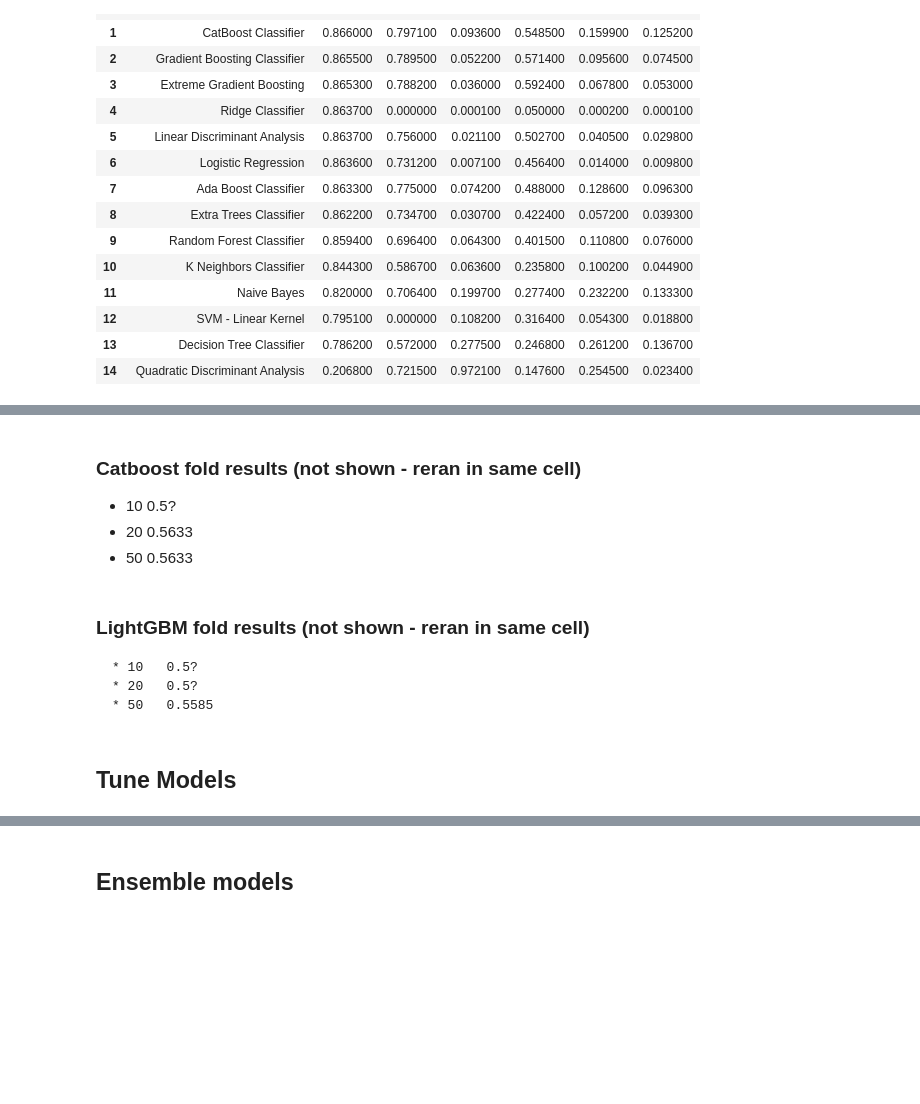
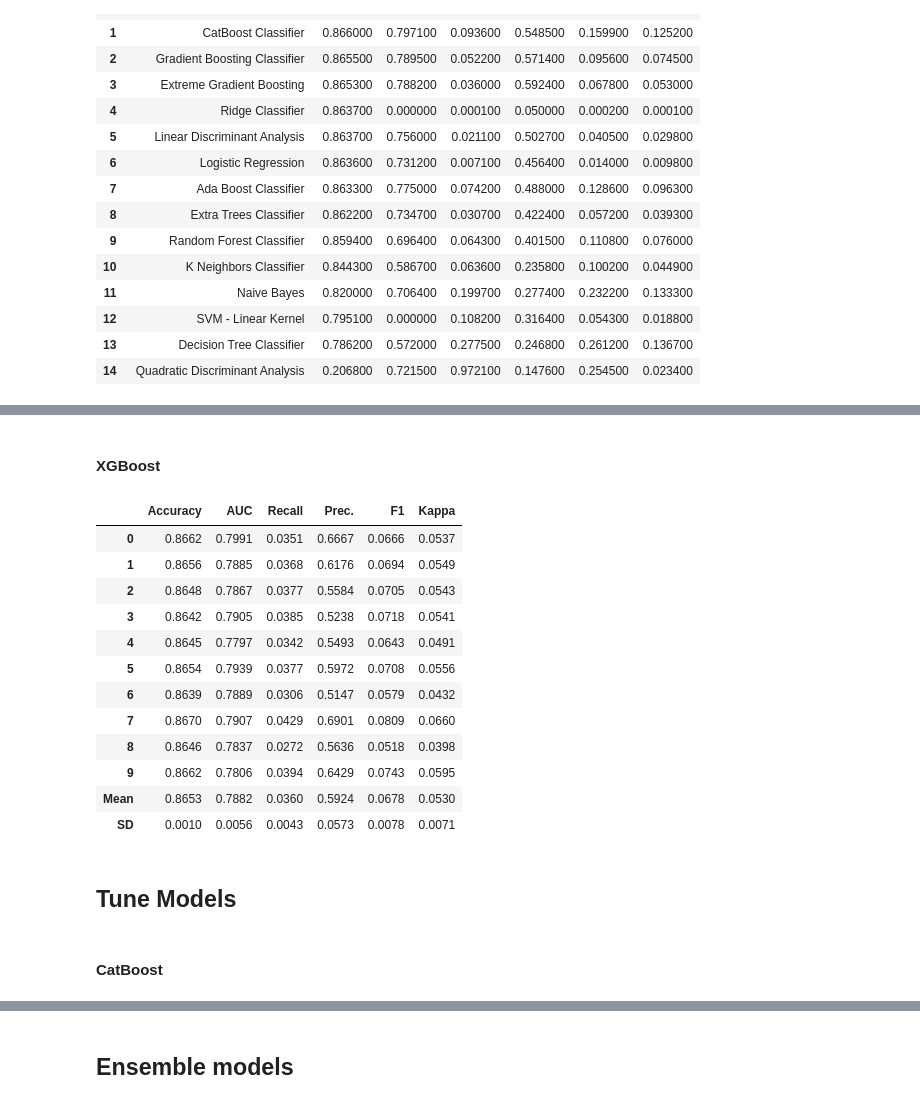
Before and after one commit to bigtoga/Project3, a Jupyter notebook: Kip/ML Foreclosure or Not EPOCH 2.ipynb, the cells around one changed output, grey strips where cells are left out. Saved outputs shown, nothing was run; the diff lists cells and outputs as text; code cells hidden in the pictures; blank space fills up the shorter version.

```diff
--- a/Kip/ML Foreclosure or Not EPOCH 2.ipynb
+++ b/Kip/ML Foreclosure or Not EPOCH 2.ipynb
@@ -254,5 +310,0 @@ catboost =create_model('catboost', fold = 50)
-# %% [markdown]
-### Catboost fold results (not shown - reran in same cell)
-* 10   0.5?
-* 20   0.5633
-* 50   0.5633
@@ -261,11 +311,24 @@ lightgbm = create_model('lightgbm', fold=50)
-# %% [markdown]
-### LightGBM fold results (not shown - reran in same cell)
-    * 10   0.5?
-    * 20   0.5?
-    * 50   0.5585
+# %% [markdown]
+#### XGBoost
 # %%
-xgboost = create_model('xgboost', fold = 50)
+xgboost = create_model('xgboost', fold = 10)
+# %% [output]
+|  | Accuracy | AUC | Recall | Prec. | F1 | Kappa |
+| 0 | 0.8662 | 0.7991 | 0.0351 | 0.6667 | 0.0666 | 0.0537 |
+| 1 | 0.8656 | 0.7885 | 0.0368 | 0.6176 | 0.0694 | 0.0549 |
+| 2 | 0.8648 | 0.7867 | 0.0377 | 0.5584 | 0.0705 | 0.0543 |
+| 3 | 0.8642 | 0.7905 | 0.0385 | 0.5238 | 0.0718 | 0.0541 |
+| 4 | 0.8645 | 0.7797 | 0.0342 | 0.5493 | 0.0643 | 0.0491 |
+| 5 | 0.8654 | 0.7939 | 0.0377 | 0.5972 | 0.0708 | 0.0556 |
+| 6 | 0.8639 | 0.7889 | 0.0306 | 0.5147 | 0.0579 | 0.0432 |
+| 7 | 0.8670 | 0.7907 | 0.0429 | 0.6901 | 0.0809 | 0.0660 |
+| 8 | 0.8646 | 0.7837 | 0.0272 | 0.5636 | 0.0518 | 0.0398 |
+| 9 | 0.8662 | 0.7806 | 0.0394 | 0.6429 | 0.0743 | 0.0595 |
+| Mean | 0.8653 | 0.7882 | 0.0360 | 0.5924 | 0.0678 | 0.0530 |
+| SD | 0.0010 | 0.0056 | 0.0043 | 0.0573 | 0.0078 | 0.0071 |
 # %% [markdown]
 ## Tune Models
+# %% [markdown]
+#### CatBoost
 # %%
 tuned_catboost = tune_model('catboost') # from fold=50
```
Also changed, not shown: parts of 25 cells of this notebook, 4 other files.
